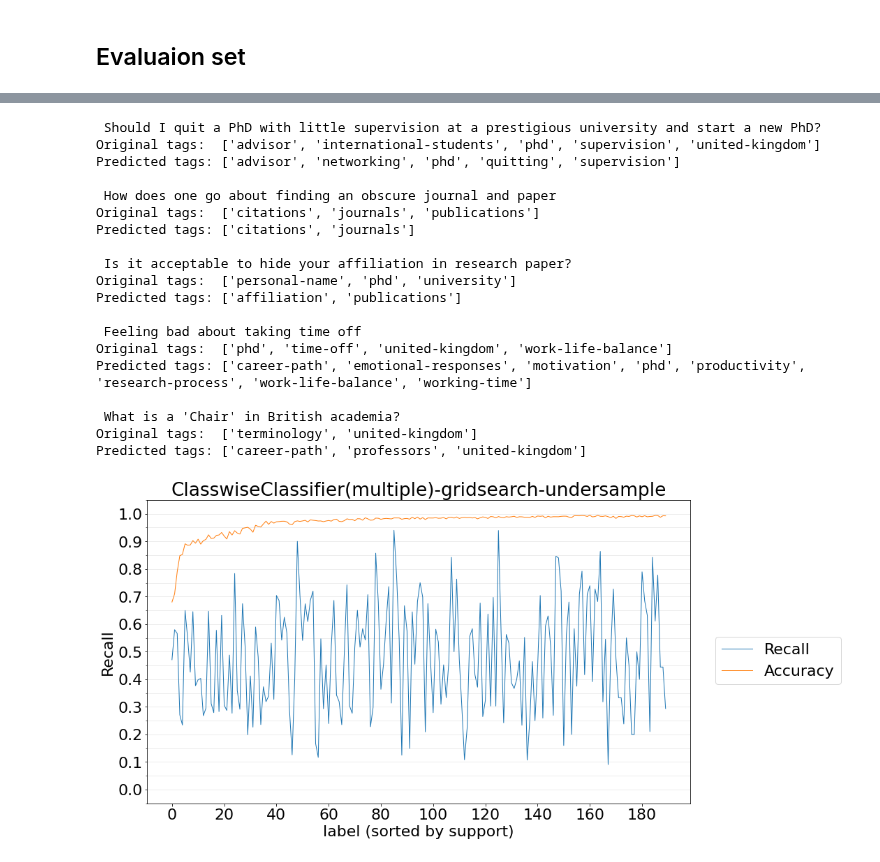
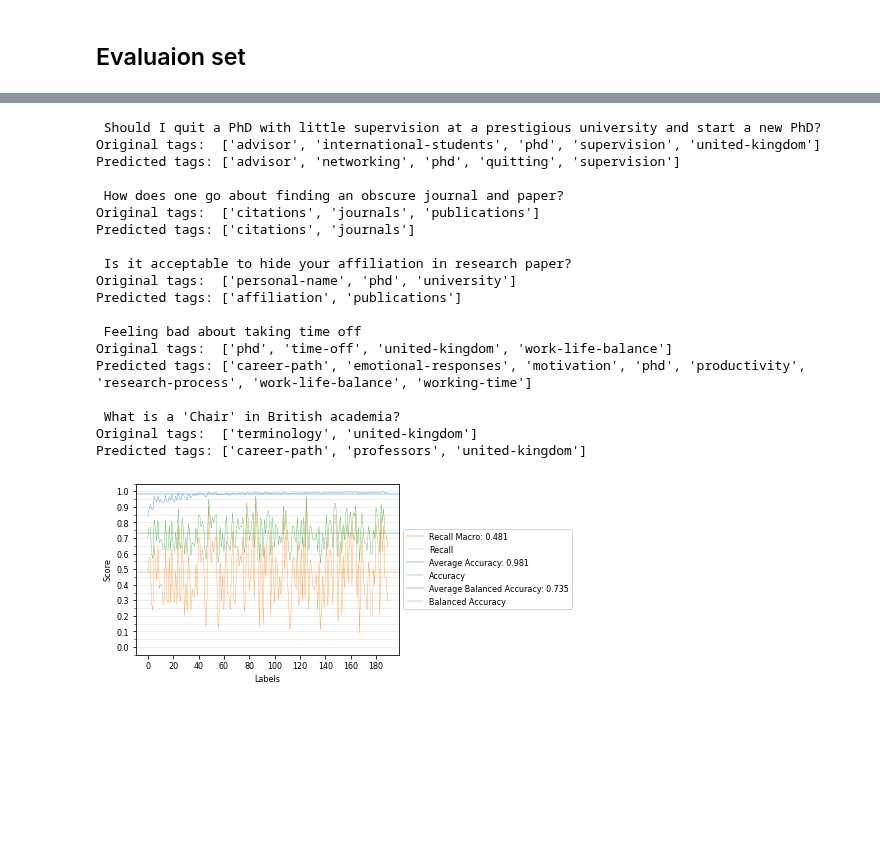
Before and after one commit to gefei-htw/academia_tag_recommender, a Jupyter notebook: notebooks/6.0-me-recommender.ipynb, the cells around one changed output, grey strips where cells are left out. Cells and saved outputs as stored; diff of their text form; code cells hidden in the pictures; blank space fills up the shorter version.

Commit message:
FEAT(notebook 6): evaluate by balanced accuracy

```diff
--- a/notebooks/6.0-me-recommender.ipynb
+++ b/notebooks/6.0-me-recommender.ipynb
@@ -57,7 +64,7 @@ evaluation_set = [
     ['Should I quit a PhD with little supervision at a prestigious university and start a new PhD?',
     'I am a second year PhD student studying at a prestigious university in the UK. My main supervisor recruited me 2 years ago just because he is interested in my field and hopes to develop a new direction for his research center. I have 3 supervisors but none of them has expertise in my current field. In fact, their fields are quite different from mine (in totally different disciplines) and consequently they cannot give effective supervision on my PhD research. For example, when I present my research they usually just say my research is good without any useful technical suggestions. In addition, my main supervisor and third supervisor meet me for supervision meeting every 3-6 months, and my second supervisor meets with me every 2 weeks. I don\'t think I get enough supervision during my PhD studies (my fellow students seem to meet with their advisors once a week), and so I am thinking about starting a new PhD at another university which is strong in my field but not as reputable as my current university. However, my parents (who are funding me) do not agree on this. They mainly care about the reputation of my current university and the diploma I get rather than the little supervision. I am quite confused about this. Considering my future plan is to work in academia, should I quit my current PhD and start a new PhD in this case?',
     ['phd', 'advisor', 'supervision', 'united-kingdom', 'international-students']],
-    ['How does one go about finding an obscure journal and paper',
+    ['How does one go about finding an obscure journal and paper?',
     'I was reading a review paper which cited another paper, however for the life of me I cannot seem to find any hits on the cited paper. The author, title and journal return nothing on the usual sources (Google mainly). What is the best course of action to go about finding such a paper? The citation is "R. Badulescu et al.,in Proc. Innov. Sustainability Conf., vol. 40, 2017, pp. 1–4."',
     ['publications', 'citations', 'journals']],
     ['Is it acceptable to hide your affiliation in research paper?',
@@ -85,7 +92,7 @@ for i, question in enumerate(evaluation_set):
 Original tags:  ['advisor', 'international-students', 'phd', 'supervision', 'united-kingdom']
 Predicted tags: ['advisor', 'networking', 'phd', 'quitting', 'supervision']
 
- How does one go about finding an obscure journal and paper
+ How does one go about finding an obscure journal and paper?
 Original tags:  ['citations', 'journals', 'publications']
 Predicted tags: ['citations', 'journals']
 
@@ -104,34 +111,56 @@ Predicted tags: ['career-path', 'professors', 'united-kingdom']
 def per_label_accuracy(orig, prediction):
     if not isinstance(prediction, np.ndarray):
         prediction = prediction.toarray()
-    l = 1 - orig - prediction
+    l = 1 - np.absolute(orig - prediction)
     return np.average(l, axis=0)
+# %%
+def per_label_balanced_accuracy(orig, prediction):
+    labelwise_orig = np.transpose(orig)
+    labelwise_pred = np.transpose(prediction)
+    label_accuracies = []
+    for label_index, label_orig in enumerate(labelwise_orig):
+        label_pred = labelwise_pred[label_index]
+        pos_indexes = [i for i, val in enumerate(label_orig) if val]
+        neg_indexes = [i for i, val in enumerate(label_orig) if not val]
+        min_n_samples = min(len(pos_indexes), len(neg_indexes))
+        indexes = pos_indexes[0:min_n_samples] + neg_indexes[0:min_n_samples]
+        label_accuracy = np.average(1 - np.absolute(label_orig[indexes] - label_pred[indexes]))
+        label_accuracies.append(label_accuracy)
+    return label_accuracies
 # %%
 from sklearn.metrics import classification_report
 test = classifier.transform(X_test)
 prediction = classifier.predict(test)
 label_accuracies = per_label_accuracy(y_test, prediction)
+balanced_label_accuracies = per_label_balanced_accuracy(y_test, prediction)
 report = classification_report(y_test, prediction, output_dict=True, zero_division=0)
 classwise_report = {}
 for i, result in enumerate(report):
     if i < len(label_accuracies):
         classwise_report[result] = report[result]
         classwise_report[result]['accuracy'] = label_accuracies[int(result)]
+        classwise_report[result]['balanced_accuracy'] = balanced_label_accuracies[int(result)]
 # %%
 x_ = np.arange(0, len(y_test[0]))
-container, fig = plt.subplots(figsize=(16,8))
-fig.set_title(name)
+container, fig = plt.subplots(figsize=(12/2.54,8/2.54))
 sorted_results = sorted(classwise_report, key=lambda x: classwise_report[x]['support'], reverse=True)
-fig.plot(x_, [classwise_report[result]['recall'] for result in sorted_results][0:len(x_)], label='Recall')
-fig.plot(x_, [classwise_report[result]['accuracy'] for result in sorted_results][0:len(x_)], label="Accuracy")
-fig.set_xlabel('label (sorted by support)')
-fig.set_ylabel('Recall')
+recall_macro = np.average([classwise_report[result]['recall'] for result in sorted_results][0:len(x_)])
+fig.axhline(y=recall_macro, linewidth=1.5, color='tab:orange', alpha=0.3, label='Recall Macro: {:0.3}'.format(recall_macro))
+fig.plot(x_, [classwise_report[result]['recall'] for result in sorted_results][0:len(x_)], color='tab:orange', label='Recall')
+average_accuracy = np.average([classwise_report[result]['accuracy'] for result in sorted_results][0:len(x_)])
+fig.axhline(y=average_accuracy, linewidth=1.5, color='tab:blue', alpha=0.3, label='Average Accuracy: {:0.3}'.format(average_accuracy))
+fig.plot(x_, [classwise_report[result]['accuracy'] for result in sorted_results][0:len(x_)], color='tab:blue', label="Accuracy")
+average_balanced_accuracy = np.average([classwise_report[result]['balanced_accuracy'] for result in sorted_results][0:len(x_)], axis=0)
+fig.axhline(y=average_balanced_accuracy, linewidth=1.5, color='tab:green', alpha=0.3, label='Average Balanced Accuracy: {:0.3}'.format(average_balanced_accuracy))
+fig.plot(x_, [classwise_report[result]['balanced_accuracy'] for result in sorted_results][0:len(x_)], color='tab:green', label="Balanced Accuracy")
+fig.set_xlabel('Labels')
+fig.set_ylabel('Score')
 fig.xaxis.set_major_locator(MultipleLocator(20))
 fig.yaxis.set_major_locator(MultipleLocator(0.1))
 fig.yaxis.set_minor_locator(MultipleLocator(0.05))
 fig.set_ylim(-0.05, 1.05)
-container.legend(loc='right')
-plt.subplots_adjust(right=0.8)
+fig.legend(bbox_to_anchor=(1,0.5), loc='center left')
+plt.savefig('figures/best_classifier.png', bbox_inches='tight', orientation='landscape', dpi=300)
 plt.show()
 # %% [output]
-[figure, old version]
+[figure, new version]
```
Also changed, not shown: parts of 2 cells of this notebook.
